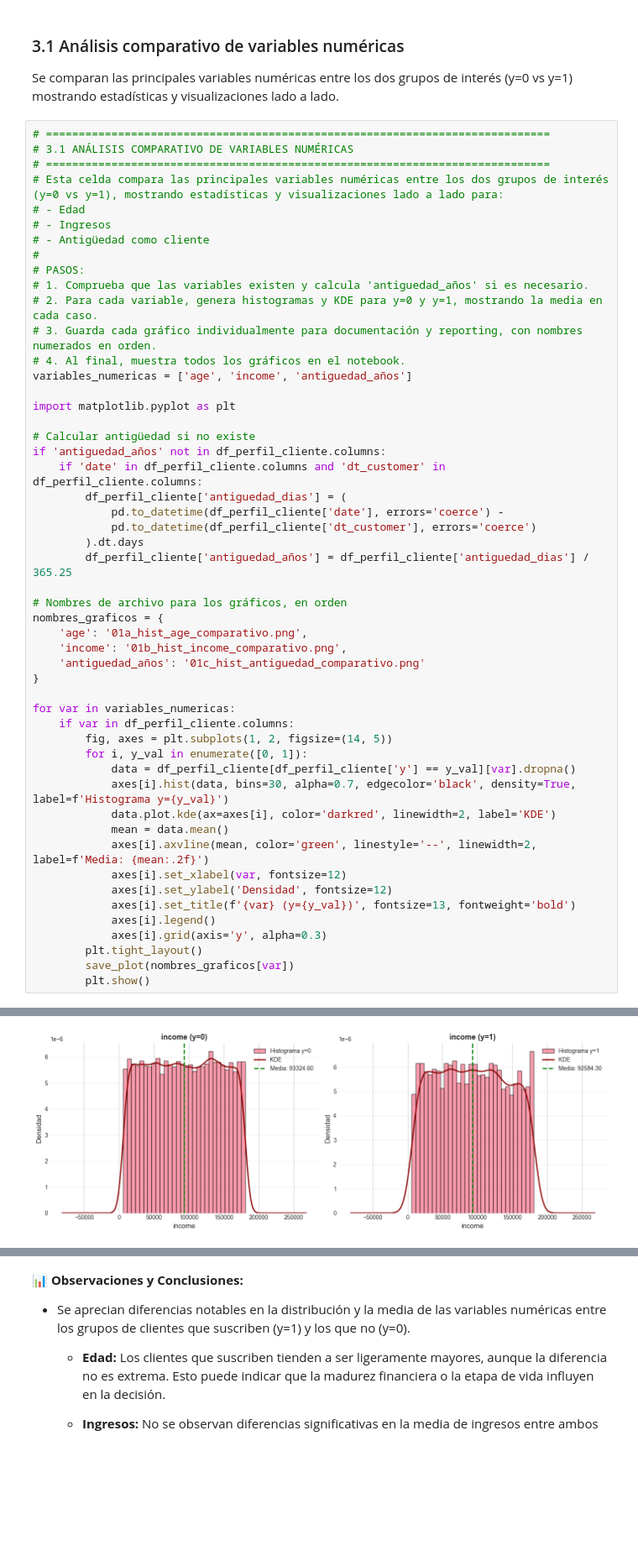
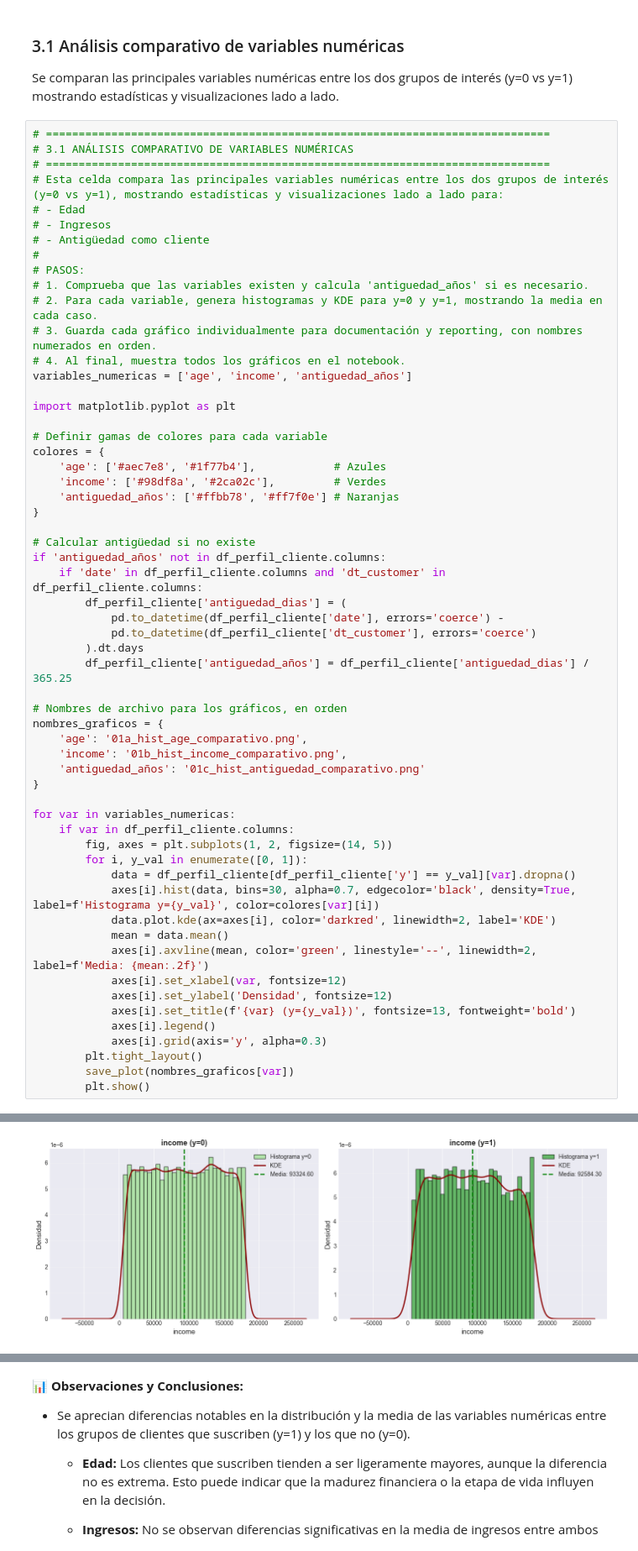
Before and after one commit to roseprogramming/eda_marqueting_bancario, a Jupyter notebook: notebooks/01_EDA_Analisis.ipynb, the cells around one changed output, grey strips where cells are left out. Shown at 84% size. Cells and saved outputs as stored; diff of their text form; blank space fills up the shorter version.

```diff
--- a/notebooks/01_EDA_Analisis.ipynb
+++ b/notebooks/01_EDA_Analisis.ipynb
@@ -497,6 +498,13 @@ Se comparan las principales variables numéricas entre los dos grupos de interé
 variables_numericas = ['age', 'income', 'antiguedad_años']
 
 import matplotlib.pyplot as plt
+
+# Definir gamas de colores para cada variable
+colores = {
+    'age': ['#aec7e8', '#1f77b4'],            # Azules
+    'income': ['#98df8a', '#2ca02c'],         # Verdes
+    'antiguedad_años': ['#ffbb78', '#ff7f0e'] # Naranjas
+}
 
 # Calcular antigüedad si no existe
 if 'antiguedad_años' not in df_perfil_cliente.columns:
@@ -519,7 +527,7 @@ for var in variables_numericas:
         fig, axes = plt.subplots(1, 2, figsize=(14, 5))
         for i, y_val in enumerate([0, 1]):
             data = df_perfil_cliente[df_perfil_cliente['y'] == y_val][var].dropna()
-            axes[i].hist(data, bins=30, alpha=0.7, edgecolor='black', density=True, label=f'Histograma y={y_val}')
+            axes[i].hist(data, bins=30, alpha=0.7, edgecolor='black', density=True, label=f'Histograma y={y_val}', color=colores[var][i])
             data.plot.kde(ax=axes[i], color='darkred', linewidth=2, label='KDE')
             mean = data.mean()
             axes[i].axvline(mean, color='green', linestyle='--', linewidth=2, label=f'Media: {mean:.2f}')
@@ -538 +546 @@ Gráfico guardado en: D:\mi usuario\Desktop\FP_DAM _DATA\1. MASTER Data & Analyt
-[figure, old version]
+[figure, new version]
```
Also changed, not shown: parts of 16 cells of this notebook, 11 other files.
